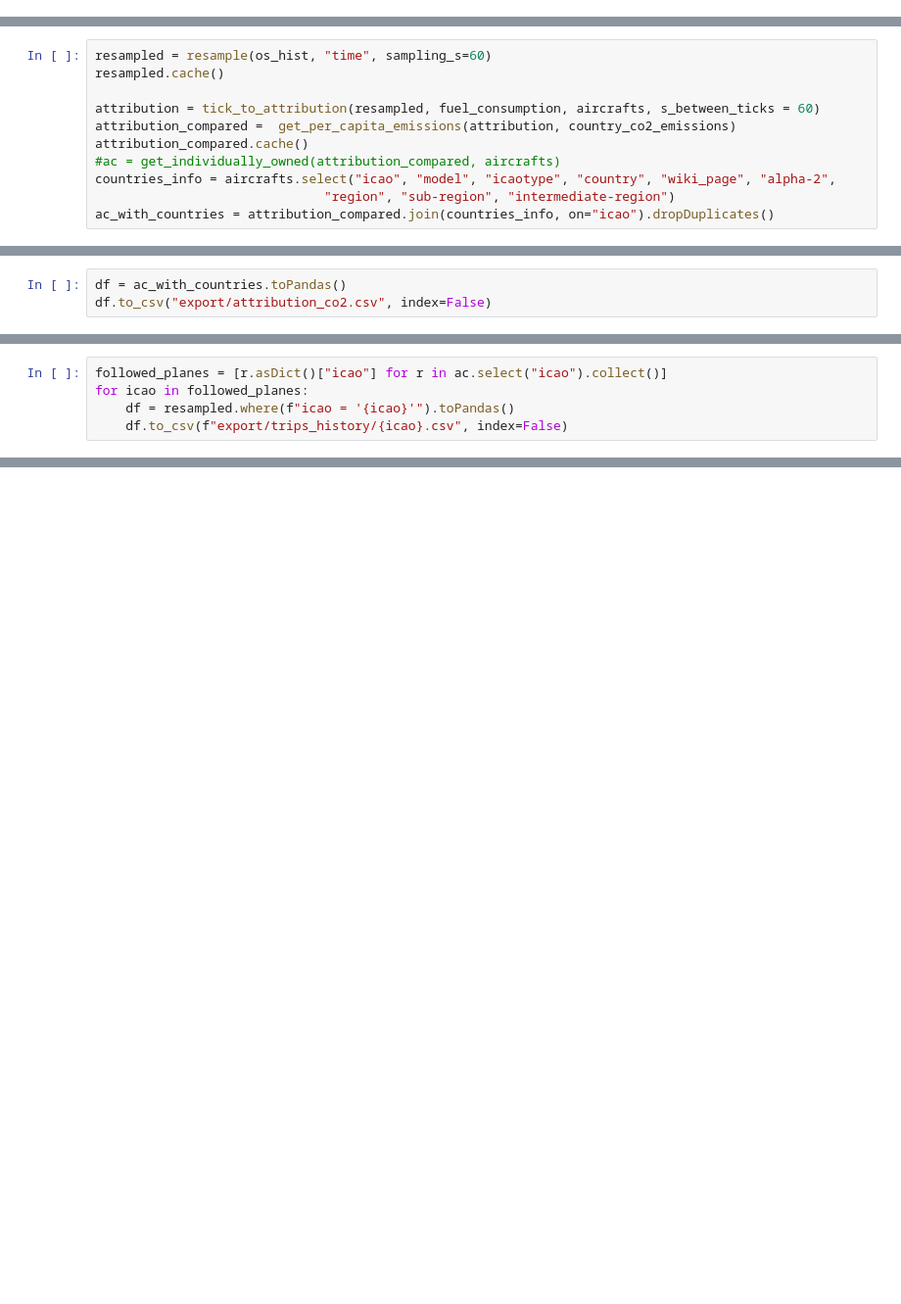
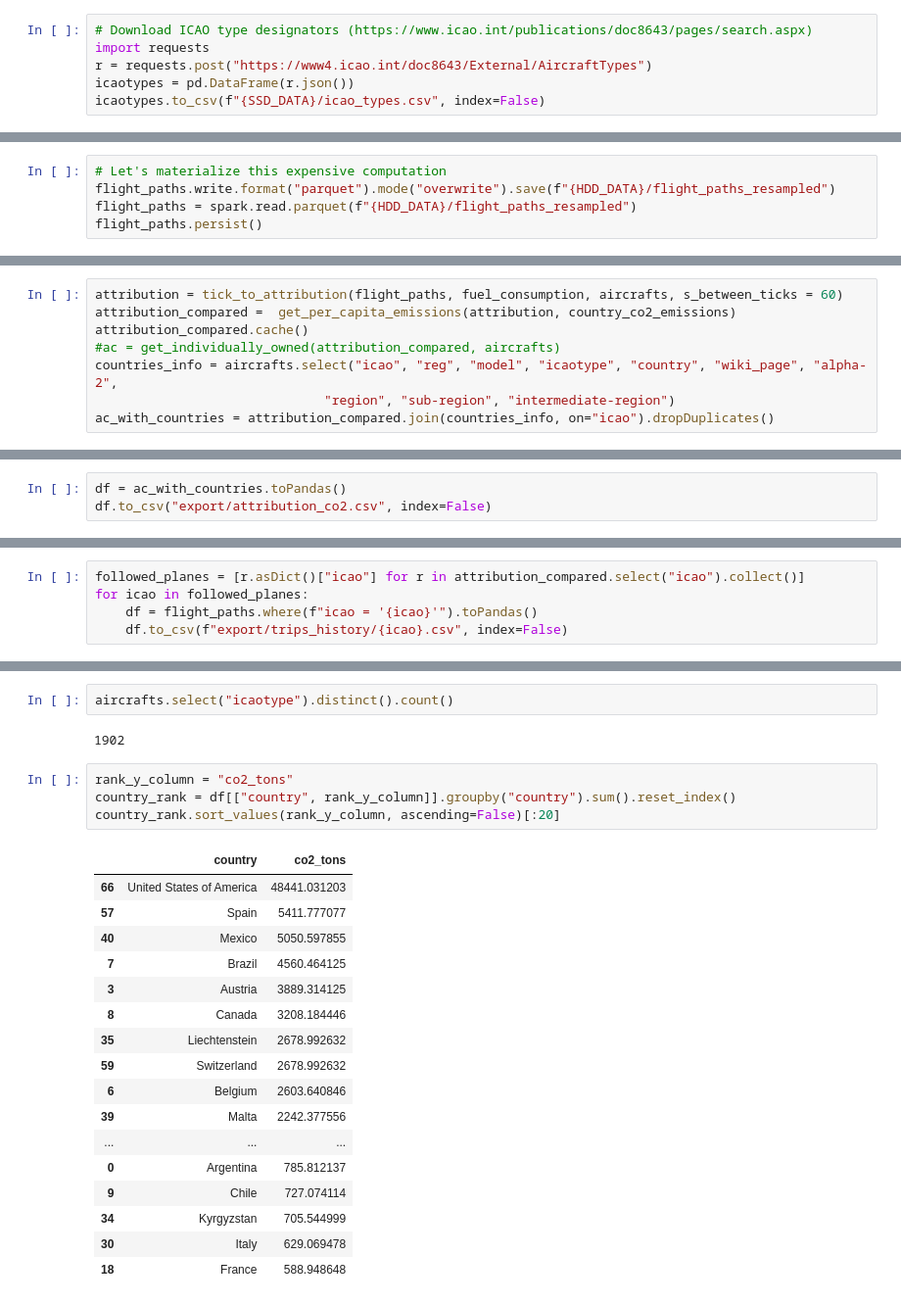
Before and after one commit to martsec/flight_co2_analysis, a Jupyter notebook: Analysis.ipynb, the cells around one changed output, grey strips where cells are left out. Shown: that part at 98% size. Saved outputs shown, nothing was run; the diff lists cells and outputs as text; blank space fills up the shorter version.

```diff
--- a/Analysis.ipynb
+++ b/Analysis.ipynb
@@ -143,4 +146,10 @@ To adjust logging level use sc.setLogLevel(newLevel). For SparkR, use setLogLeve
 <pyspark.sql.session.SparkSession at 0x...>
 # %% [markdown]
 ### Clean data
+# %%
+# Download ICAO type designators (https://www.icao.int/publications/doc8643/pages/search.aspx)
+import requests
+r = requests.post("https://www4.icao.int/doc8643/External/AircraftTypes")
+icaotypes = pd.DataFrame(r.json())
+icaotypes.to_csv(f"{SSD_DATA}/icao_types.csv", index=False)
 # %% [raw]
@@ -984,0 +937,5 @@ co2.count()
+# %%
+# Let's materialize this expensive computation
+flight_paths.write.format("parquet").mode("overwrite").save(f"{HDD_DATA}/flight_paths_resampled")
+flight_paths = spark.read.parquet(f"{HDD_DATA}/flight_paths_resampled")
+flight_paths.persist()
@@ -985,11 +944,8 @@ co2.count()
 # %%
-resampled = resample(os_hist, "time", sampling_s=60)
-resampled.cache()
-
-attribution = tick_to_attribution(resampled, fuel_consumption, aircrafts, s_between_ticks = 60)
+attribution = tick_to_attribution(flight_paths, fuel_consumption, aircrafts, s_between_ticks = 60)
 attribution_compared =  get_per_capita_emissions(attribution, country_co2_emissions)
 attribution_compared.cache()
 #ac = get_individually_owned(attribution_compared, aircrafts)
-countries_info = aircrafts.select("icao", "model", "icaotype", "country", "wiki_page", "alpha-2",
+countries_info = aircrafts.select("icao", "reg", "model", "icaotype", "country", "wiki_page", "alpha-2",
                               "region", "sub-region", "intermediate-region")
 ac_with_countries = attribution_compared.join(countries_info, on="icao").dropDuplicates()
@@ -1043,5 +959,5 @@ ac_with_countries.count()
 # %%
-followed_planes = [r.asDict()["icao"] for r in ac.select("icao").collect()]
+followed_planes = [r.asDict()["icao"] for r in attribution_compared.select("icao").collect()]
 for icao in followed_planes:
-    df = resampled.where(f"icao = '{icao}'").toPandas()
+    df = flight_paths.where(f"icao = '{icao}'").toPandas()
     df.to_csv(f"export/trips_history/{icao}.csv", index=False)
@@ -1089,0 +1157,26 @@ DataFrame[reg: string, faa_ladd: boolean, faa_pia: boolean, icao: string, icaoty
+# %%
+aircrafts.select("icaotype").distinct().count()
+# %% [output]
+1902
+# %%
+rank_y_column = "co2_tons"
+country_rank = df[["country", rank_y_column]].groupby("country").sum().reset_index()
+country_rank.sort_values(rank_y_column, ascending=False)[:20]
+# %% [output]
+|  | country | co2_tons |
+| 66 | United States of America | 48441.031203 |
+| 57 | Spain | 5411.777077 |
+| 40 | Mexico | 5050.597855 |
+| 7 | Brazil | 4560.464125 |
+| 3 | Austria | 3889.314125 |
+| 8 | Canada | 3208.184446 |
+| 35 | Liechtenstein | 2678.992632 |
+| 59 | Switzerland | 2678.992632 |
+| 6 | Belgium | 2603.640846 |
+| 39 | Malta | 2242.377556 |
+| ... | ... | ... |
+| 0 | Argentina | 785.812137 |
+| 9 | Chile | 727.074114 |
+| 34 | Kyrgyzstan | 705.544999 |
+| 30 | Italy | 629.069478 |
+| 18 | France | 588.948648 |
```
Also changed, not shown: parts of 56 cells of this notebook, 7 other files.
